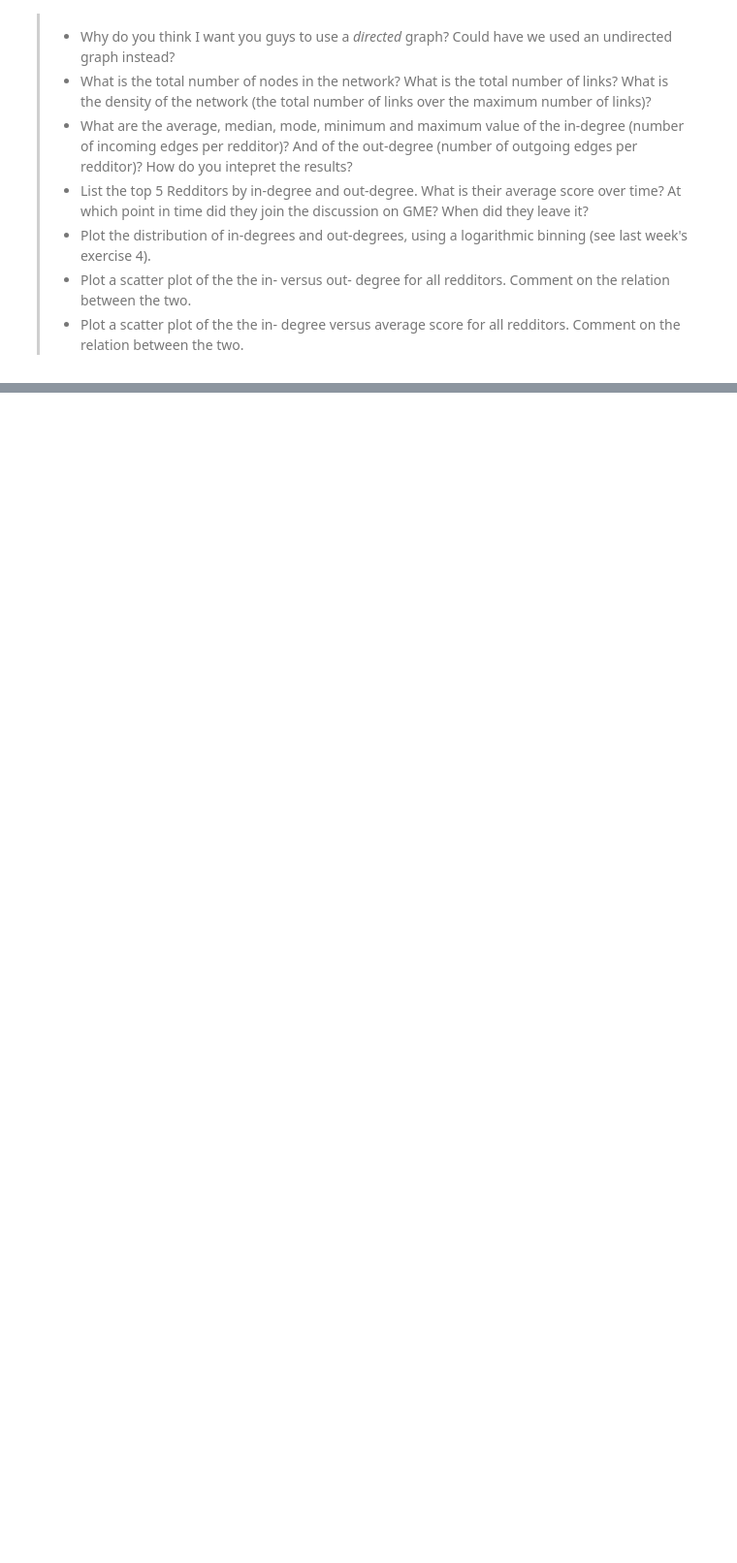
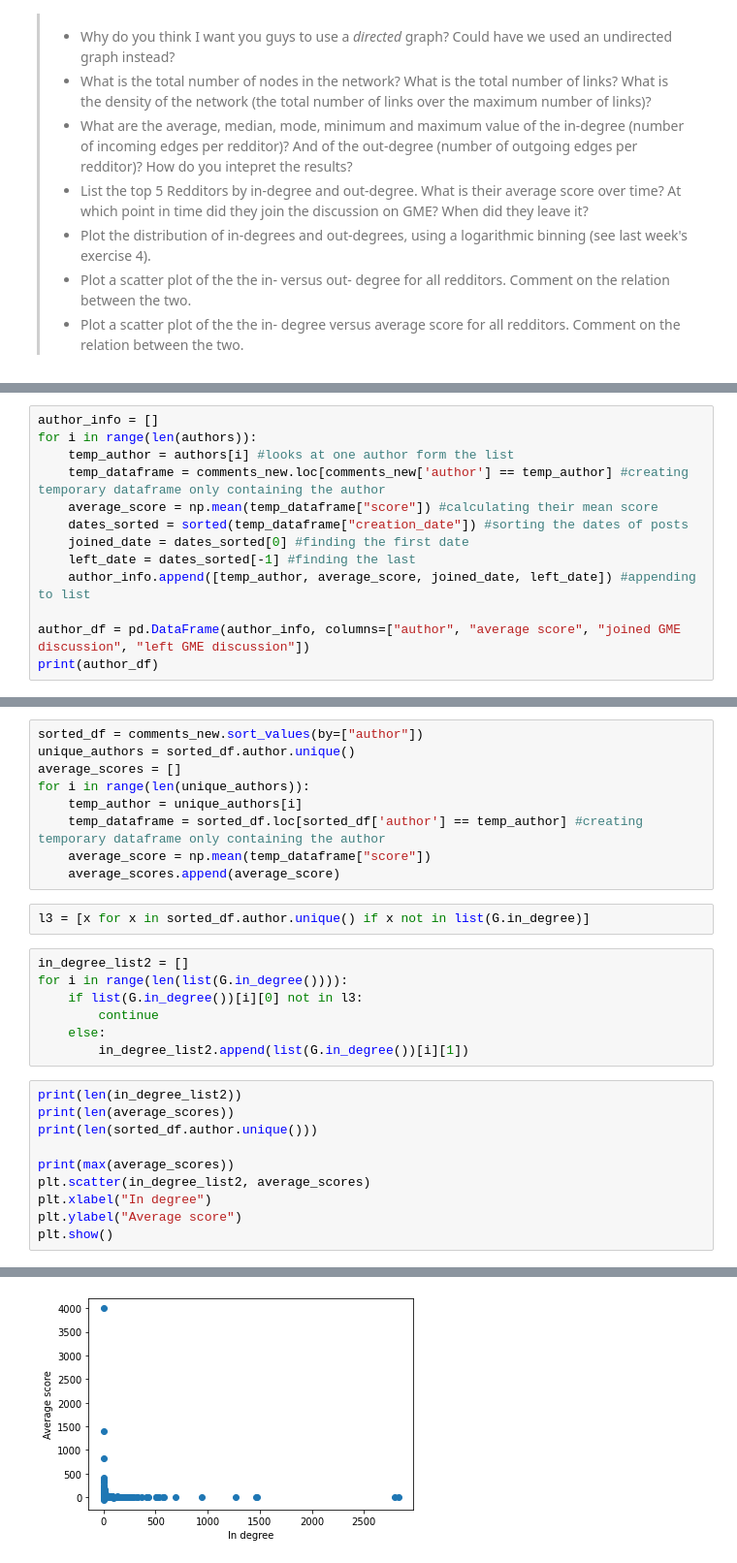
Before and after one commit to s180820/comsocsci2021, a Jupyter notebook: lectures/Week3.ipynb, the cells around one changed output, grey strips where cells are left out. Shown: that part at 97% size. Saved outputs shown, nothing was run; the diff lists cells and outputs as text; blank space fills up the shorter version.

```diff
--- a/lectures/Week3.ipynb
+++ b/lectures/Week3.ipynb
@@ -232,0 +368,13 @@ We begin with a preliminary analysis of the network.
+# %%
+author_info = []
+for i in range(len(authors)):
+    temp_author = authors[i] #looks at one author form the list
+    temp_dataframe = comments_new.loc[comments_new['author'] == temp_author] #creating temporary dataframe only containing the author
+    average_score = np.mean(temp_dataframe["score"]) #calculating their mean score
+    dates_sorted = sorted(temp_dataframe["creation_date"]) #sorting the dates of posts
+    joined_date = dates_sorted[0] #finding the first date
+    left_date = dates_sorted[-1] #finding the last
+    author_info.append([temp_author, average_score, joined_date, left_date]) #appending to list
+
+author_df = pd.DataFrame(author_info, columns=["author", "average score", "joined GME discussion", "left GME discussion"])
+print(author_df)
@@ -232,0 +426,29 @@ We begin with a preliminary analysis of the network.
+# %%
+sorted_df = comments_new.sort_values(by=["author"])
+unique_authors = sorted_df.author.unique()
+average_scores = []
+for i in range(len(unique_authors)):
+    temp_author = unique_authors[i]
+    temp_dataframe = sorted_df.loc[sorted_df['author'] == temp_author] #creating temporary dataframe only containing the author
+    average_score = np.mean(temp_dataframe["score"])
+    average_scores.append(average_score)
+# %%
+l3 = [x for x in sorted_df.author.unique() if x not in list(G.in_degree)]
+# %%
+in_degree_list2 = []
+for i in range(len(list(G.in_degree()))):
+    if list(G.in_degree())[i][0] not in l3:
+        continue
+    else:
+        in_degree_list2.append(list(G.in_degree())[i][1])
+# %%
+print(len(in_degree_list2))
+print(len(average_scores))
+print(len(sorted_df.author.unique()))
+
+print(max(average_scores))
+plt.scatter(in_degree_list2, average_scores)
+plt.xlabel("In degree")
+plt.ylabel("Average score")
+plt.show()
+# %% [output]
@@ -232,0 +459 @@ We begin with a preliminary analysis of the network.
+[figure, added]
```
Also changed, not shown: parts of 17 cells of this notebook, 5 other files.
